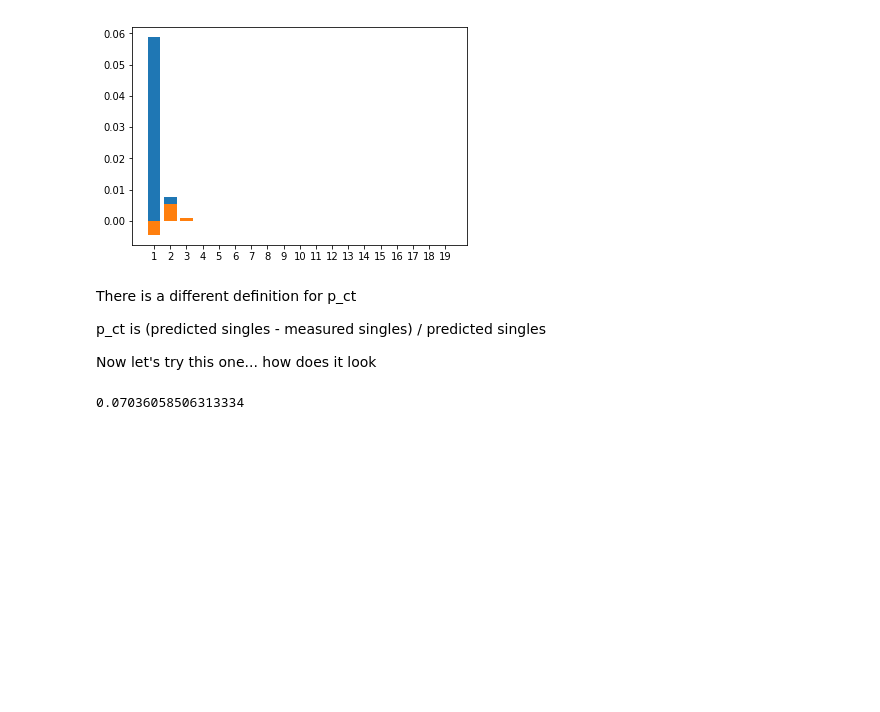
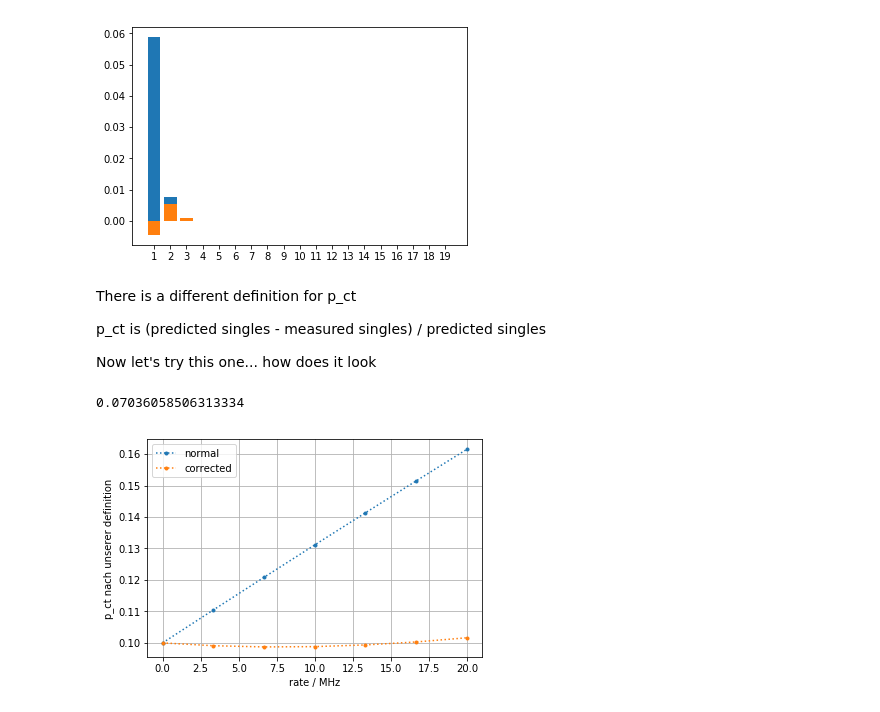
Before and after one commit to dneise/crosstalk_study, a Jupyter notebook: gedankenexperiment_with_crosstalk.ipynb, the cells around one changed output. Cells and saved outputs as stored; diff of their text form; code cells hidden in the pictures; blank space fills up the shorter version.

```diff
--- a/gedankenexperiment_with_crosstalk.ipynb
+++ b/gedankenexperiment_with_crosstalk.ipynb
@@ -352,3 +352,38 @@ p_ct_alternative = (possion_to_subtract[0] - fingerplot[0]) / possion_to_subtrac
 p_ct_alternative
 # %% [output]
 0.07036058506313334
+# %%
+p_ct_s = []
+p_ct_s_corrected = []
+
+rate = np.linspace(1e-10, 20, 7) * 1e6
+t_window = 7e-9
+mus = rate * t_window
+p = 0.1
+for mu in mus:
+    ks = np.arange(20)
+    P = np.array([proba_for_K(k, mu=mu, p=p) for k in ks])
+
+    fingerplot = P[1:]
+
+    estimated_mu = fingerplot.sum()
+    p_ct = fingerplot[1:].sum() / fingerplot.sum()
+
+    # now we subtract a possion from the fingerplot
+    possion_to_subtract = np.array([poisson(N=i, mu=estimated_mu) for i in range(1, len(fingerplot)+1)])
+
+    corrected = fingerplot - possion_to_subtract
+    corrected
+
+    p_ct_corrected = corrected[1:].sum() / fingerplot.sum()
+
+    p_ct_s.append(p_ct)
+    p_ct_s_corrected.append(p_ct_corrected)
+plt.plot(rate/1e6, p_ct_s, '.:', label='normal')
+plt.plot(rate/1e6, p_ct_s_corrected, '.:', label='corrected')
+plt.xlabel('rate / MHz')
+plt.ylabel('p_ct nach unserer definition');
+plt.grid()
+plt.legend();
+# %% [output]
+[figure, added]
```
